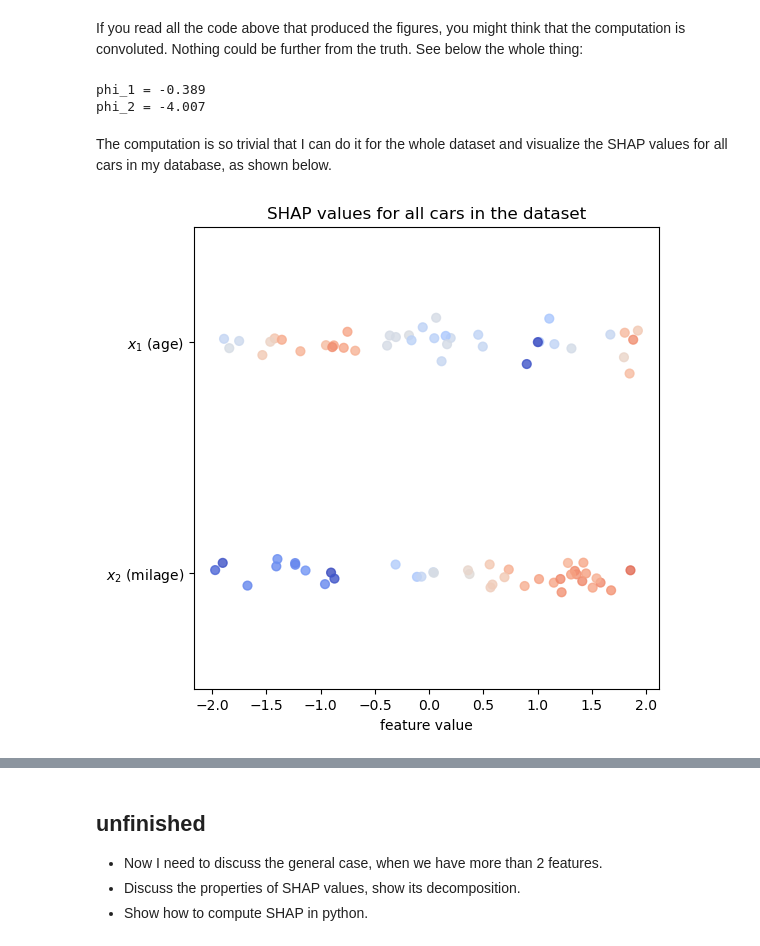
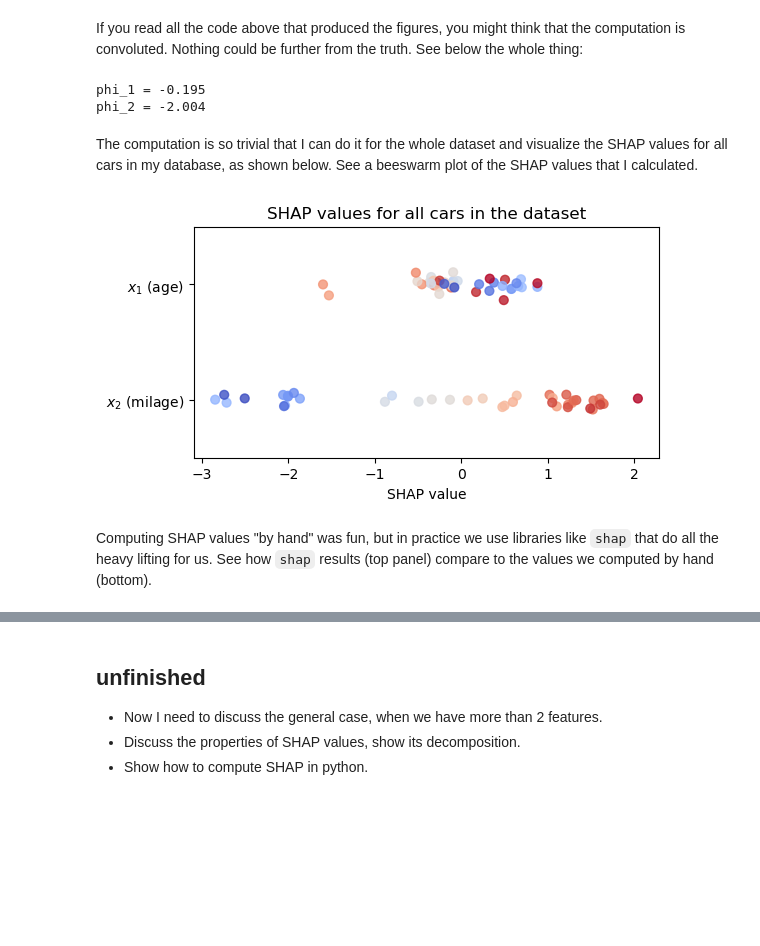
Before and after one commit to yairmau/statistics, a Jupyter notebook: misc/shap.ipynb, the cells around one changed output, grey strips where cells are left out. Saved outputs shown, nothing was run; the diff lists cells and outputs as text; code cells hidden in the pictures; blank space fills up the shorter version.

Commit message:
shap mini update

```diff
--- a/misc/shap.ipynb
+++ b/misc/shap.ipynb
@@ -338,8 +327,6 @@ ax.scatter(x1_squished, x2_sample, z_x1squished, c='k', s=10, alpha=1.0, zorder=
 z_x1 = np.mean(z_x1squished)
 z_x2 = np.mean(z_x2squished)
 
-z_offset = -3
-
 ax.contourf(X1, X2, Z,
             levels=levels,
             cmap=cm.viridis,
@@ -349,7 +336,6 @@ ax.contourf(X1, X2, Z,
             offset=z_offset,
             alpha=0.8, zorder=0)
 
-idx = 8
 x1_star = x1_sample[idx]
 x2_star = x2_sample[idx]
 z_star = z_sample[idx]
@@ -431,16 +419,11 @@ x1_squished = np.full_like(x1_sample, x1_sample[idx])
 x2_squished = np.full_like(x2_sample, x2_sample[idx])
 z_x1squished = model_f(x1_squished, x2_sample)
 z_x2squished = model_f(x1_sample, x2_squished)
-# ax.scatter(x1_squished, x2_sample, z_x1squished, c='k', s=10, alpha=1.0, zorder=11)
 ax.scatter(x1_sample, x2_squished, z_x2squished, c='k', s=10, alpha=1.0, zorder=11)
-
 ax.scatter(x1_sample[idx], x2_sample[idx], z_sample[idx], c='xkcd:cerulean', s=10, alpha=1.0, zorder=12)
-
 
 z_x1 = np.mean(z_x1squished)
 z_x2 = np.mean(z_x2squished)
-
-z_offset = -3
 
 ax.contourf(X1, X2, Z,
             levels=levels,
@@ -451,7 +434,6 @@ ax.contourf(X1, X2, Z,
             offset=z_offset,
             alpha=0.8, zorder=0)
 
-idx = 8
 x1_star = x1_sample[idx]
 x2_star = x2_sample[idx]
 z_star = z_sample[idx]
@@ -496,15 +478,15 @@ E_empty = np.mean(z_sample)
 E_x1 = np.mean(model_f(x1_sample[idx], x2_sample))
 E_x2 = np.mean(model_f(x1_sample, x2_sample[idx]))
 E_x1x2 = model_f(x1_sample[idx], x2_sample[idx])
-phi_1b = (E_x1 - E_empty) + (E_x1x2 - E_x2)
-phi_2 = (E_x2 - E_empty) + (E_x1x2 - E_x1)
+phi_1b = ((E_x1 - E_empty) + (E_x1x2 - E_x2)) / 2
+phi_2 = ((E_x2 - E_empty) + (E_x1x2 - E_x1)) / 2
 print(f"phi_1 = {phi_1b:.3f}")
 print(f"phi_2 = {phi_2:.3f}")
 # %% [output]
-phi_1 = -0.389
-phi_2 = -4.007
+phi_1 = -0.195
+phi_2 = -2.004
 # %% [markdown]
-The computation is so trivial that I can do it for the whole dataset and visualize the SHAP values for all cars in my database, as shown below.
+The computation is so trivial that I can do it for the whole dataset and visualize the SHAP values for all cars in my database, as shown below. See a beeswarm plot of the SHAP values that I calculated.
 # %%
 phi1_list = []
 phi2_list = []
@@ -513,45 +495,53 @@ for i in range(N):
     E_x1 = np.mean(model_f(x1_sample[i], x2_sample))
     E_x2 = np.mean(model_f(x1_sample, x2_sample[i]))
     E_x1x2 = model_f(x1_sample[i], x2_sample[i])
-    phi_1b = (E_x1 - E_empty) + (E_x1x2 - E_x2)
-    phi_2 = (E_x2 - E_empty) + (E_x1x2 - E_x1)
+    phi_1b = ((E_x1 - E_empty) + (E_x1x2 - E_x2)) / 2
+    phi_2 = ((E_x2 - E_empty) + (E_x1x2 - E_x1)) / 2
     phi1_list.append(phi_1b)
     phi2_list.append(phi_2)
 # %%
-fig, ax = plt.subplots(figsize=(6, 6))
+fig, ax = plt.subplots(figsize=(6, 3))
 rng = np.random.default_rng(seed=1)
 vertical_jitter = rng.normal(0, 0.05, size=N)
-vabs1 = np.max(np.abs(phi1_list))
-vabs2 = np.max(np.abs(phi2_list))
-phi1_norm = colors.TwoSlopeNorm(vmin=-vabs1, vcenter=0, vmax=vabs1)
-phi2_norm = colors.TwoSlopeNorm(vmin=-vabs2, vcenter=0, vmax=vabs2)
+# vabs1 = np.max(np.abs(phi1_list))
+# vabs2 = np.max(np.abs(phi2_list))
+v1max = np.max(x1_sample)
+v1min = np.min(x1_sample)
+v2max = np.max(x2_sample)
+v2min = np.min(x2_sample)
+# phi1_norm = colors.TwoSlopeNorm(vmin=-vabs1, vcenter=0, vmax=vabs1)
+# phi2_norm = colors.TwoSlopeNorm(vmin=-vabs2, vcenter=0, vmax=vabs2)
+x1_norm = colors.TwoSlopeNorm(vmin=v1min, vcenter=0, vmax=v1max)
+x2_norm = colors.TwoSlopeNorm(vmin=v2min, vcenter=0, vmax=v2max)
 
 sc = ax.scatter(
-    x1_sample,
+    phi1_list,
     1 + vertical_jitter,
-    c=phi1_list,
+    c=x1_sample,
     cmap='coolwarm',
-    norm=phi1_norm,
+    norm=x1_norm,
     alpha=0.8,
     s=40,
     label='SHAP value for $x_1$ (age)'
 )
 # fig.colorbar(sc, ax=ax, label=r'$\phi_1$')
 vertical_jitter = rng.normal(0, 0.05, size=N)
 sc = ax.scatter(
-    x2_sample,
+    phi2_list,
     0 + vertical_jitter,
-    c=phi2_list,
+    c=x2_sample,
     cmap='coolwarm',
-    norm=phi2_norm,
+    norm=x2_norm,
     alpha=0.8,
     s=40,
     label='SHAP value for $x_2$ (income)'
 )
 ax.set(ylim=(-0.5, 1.5),
-       xlabel=r'feature value',
+       xlabel=r'SHAP value',
        title='SHAP values for all cars in the dataset',
        yticks=[0, 1],
        yticklabels=['$x_2$ (milage)', '$x_1$ (age)']);
 # %% [output]
-[figure, old version]
+[figure, new version]
+# %% [markdown]
+Computing SHAP values "by hand" was fun, but in practice we use libraries like `shap` that do all the heavy lifting for us. See how `shap` results (top panel) compare to the values we computed by hand (bottom).
```
Also changed, not shown: parts of 30 cells of this notebook, 25 other files.
